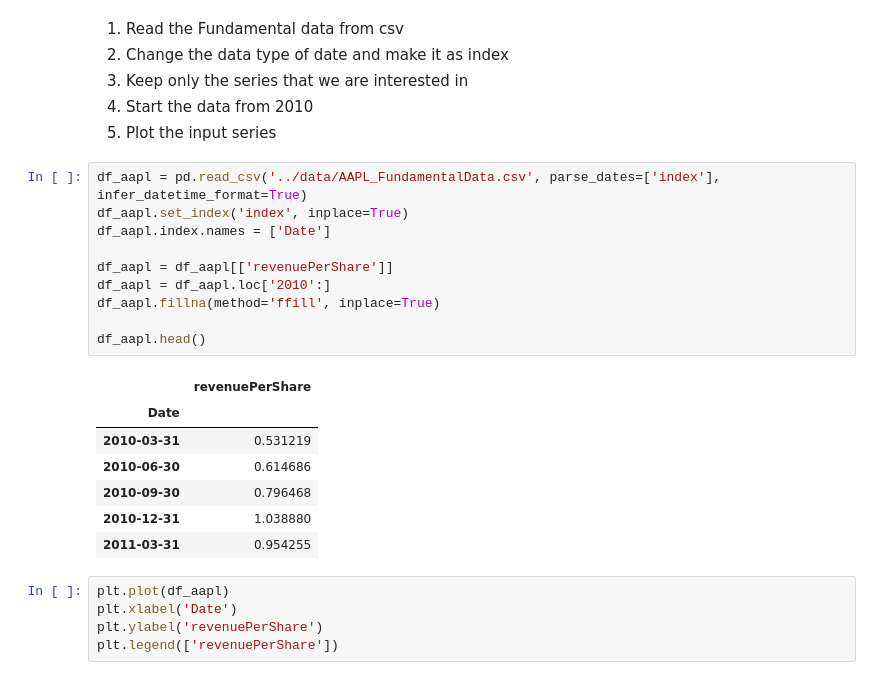
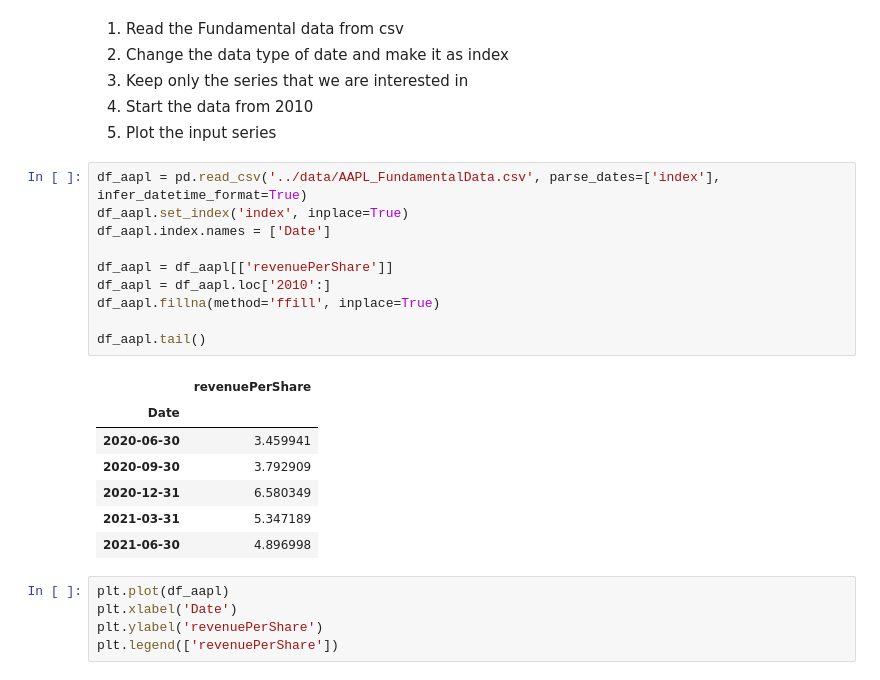
Before and after one commit to binomy/aifm, a Jupyter notebook: MachineLearning/labs/timeseries.ipynb, the cells around one changed output. Saved outputs shown, nothing was run; the diff lists cells and outputs as text.

```diff
--- a/MachineLearning/labs/timeseries.ipynb
+++ b/MachineLearning/labs/timeseries.ipynb
@@ -22,21 +22,21 @@ from statsmodels.graphics.tsaplots import plot_acf,plot_pacf
 # %%
 df_aapl = pd.read_csv('../data/AAPL_FundamentalData.csv', parse_dates=['index'], infer_datetime_format=True)
 df_aapl.set_index('index', inplace=True)
 df_aapl.index.names = ['Date']
 
 df_aapl = df_aapl[['revenuePerShare']]
 df_aapl = df_aapl.loc['2010':]
 df_aapl.fillna(method='ffill', inplace=True)
 
-df_aapl.head()
+df_aapl.tail()
 # %% [output]
 |  | revenuePerShare |
 | Date |  |
-| 2010-03-31 | 0.531219 |
-| 2010-06-30 | 0.614686 |
-| 2010-09-30 | 0.796468 |
-| 2010-12-31 | 1.038880 |
-| 2011-03-31 | 0.954255 |
+| 2020-06-30 | 3.459941 |
+| 2020-09-30 | 3.792909 |
+| 2020-12-31 | 6.580349 |
+| 2021-03-31 | 5.347189 |
+| 2021-06-30 | 4.896998 |
 # %%
 plt.plot(df_aapl)
 plt.xlabel('Date')
```
Also changed, not shown: parts of 1 cell of this notebook, 4 other files.
